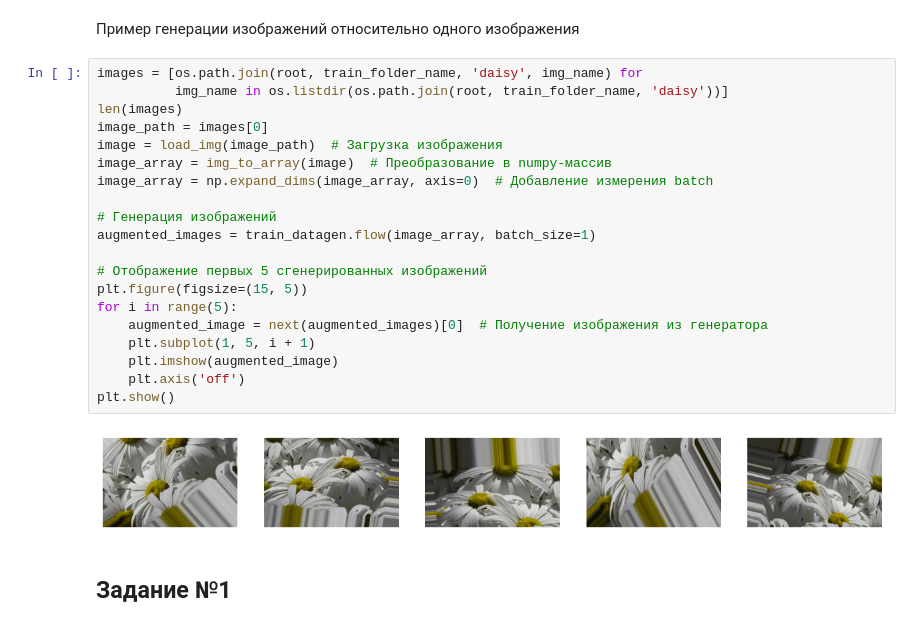
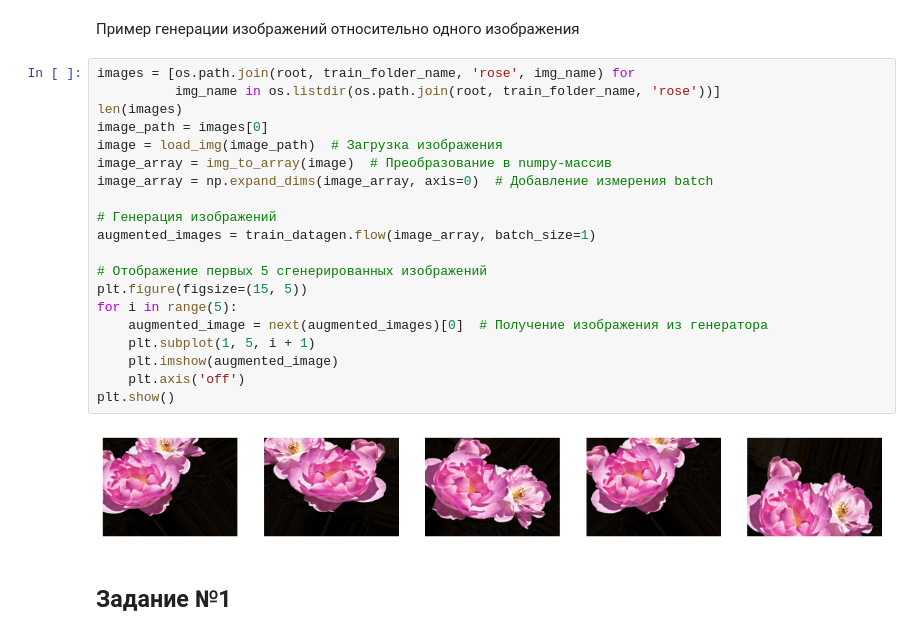
Before and after one commit to Temchik-X/DataMiningML, a Jupyter notebook: lab4.ipynb, the cells around one changed output. Saved outputs shown, nothing was run; the diff lists cells and outputs as text.

```diff
--- a/lab4.ipynb
+++ b/lab4.ipynb
@@ -190,27 +199,27 @@ Found 869 images belonging to 5 classes.
 # %% [markdown]
 Пример генерации изображений относительно одного изображения
 # %%
-images = [os.path.join(root, train_folder_name, 'daisy', img_name) for
-          img_name in os.listdir(os.path.join(root, train_folder_name, 'daisy'))]
+images = [os.path.join(root, train_folder_name, 'rose', img_name) for
+          img_name in os.listdir(os.path.join(root, train_folder_name, 'rose'))]
 len(images)
 image_path = images[0]
 image = load_img(image_path)  # Загрузка изображения
 image_array = img_to_array(image)  # Преобразование в numpy-массив
 image_array = np.expand_dims(image_array, axis=0)  # Добавление измерения batch
 
 # Генерация изображений
 augmented_images = train_datagen.flow(image_array, batch_size=1)
 
 # Отображение первых 5 сгенерированных изображений
 plt.figure(figsize=(15, 5))
 for i in range(5):
     augmented_image = next(augmented_images)[0]  # Получение изображения из генератора
     plt.subplot(1, 5, i + 1)
     plt.imshow(augmented_image)
     plt.axis('off')
 plt.show()
 # %% [output]
-[figure, old version]
+[figure, new version]
 # %% [markdown]
 ## Задание №1
 # %%
```
Also changed, not shown: parts of 20 cells of this notebook.
